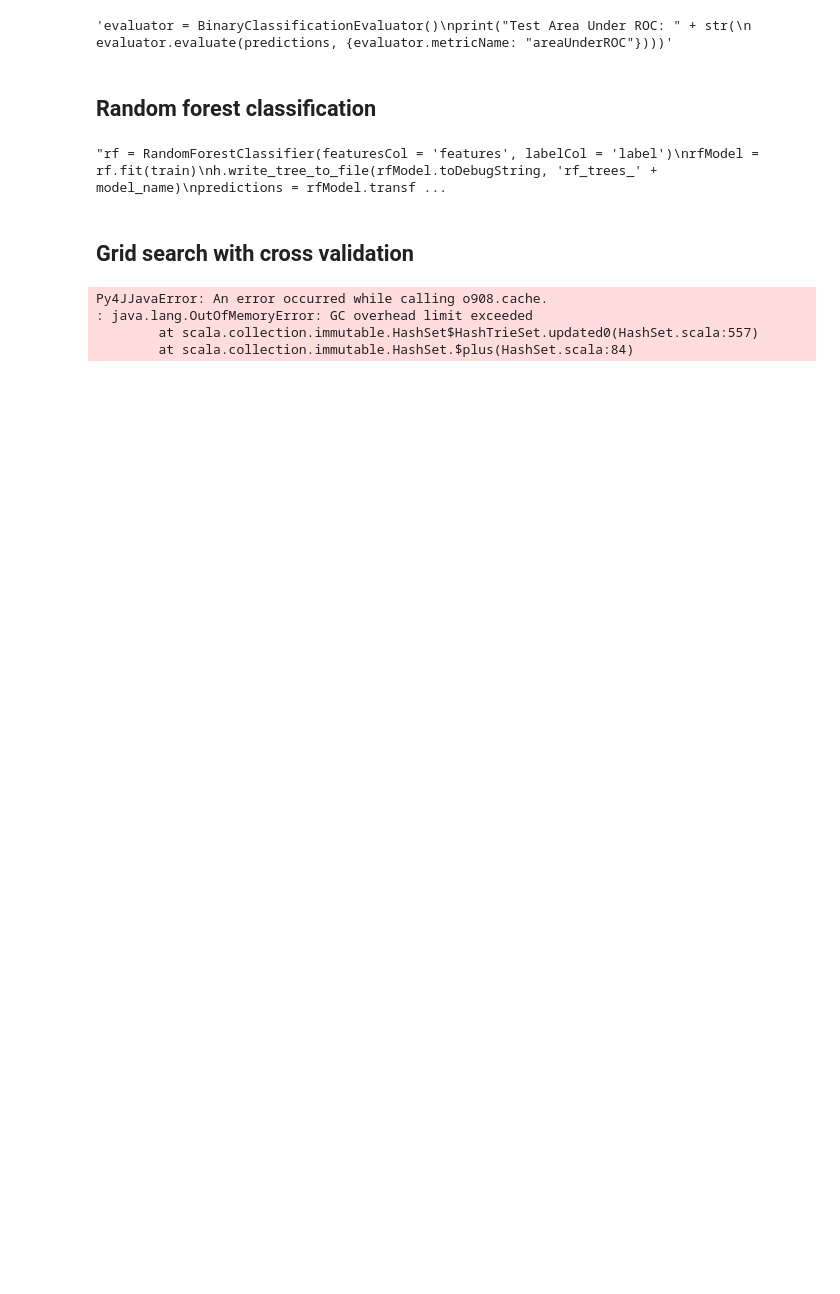
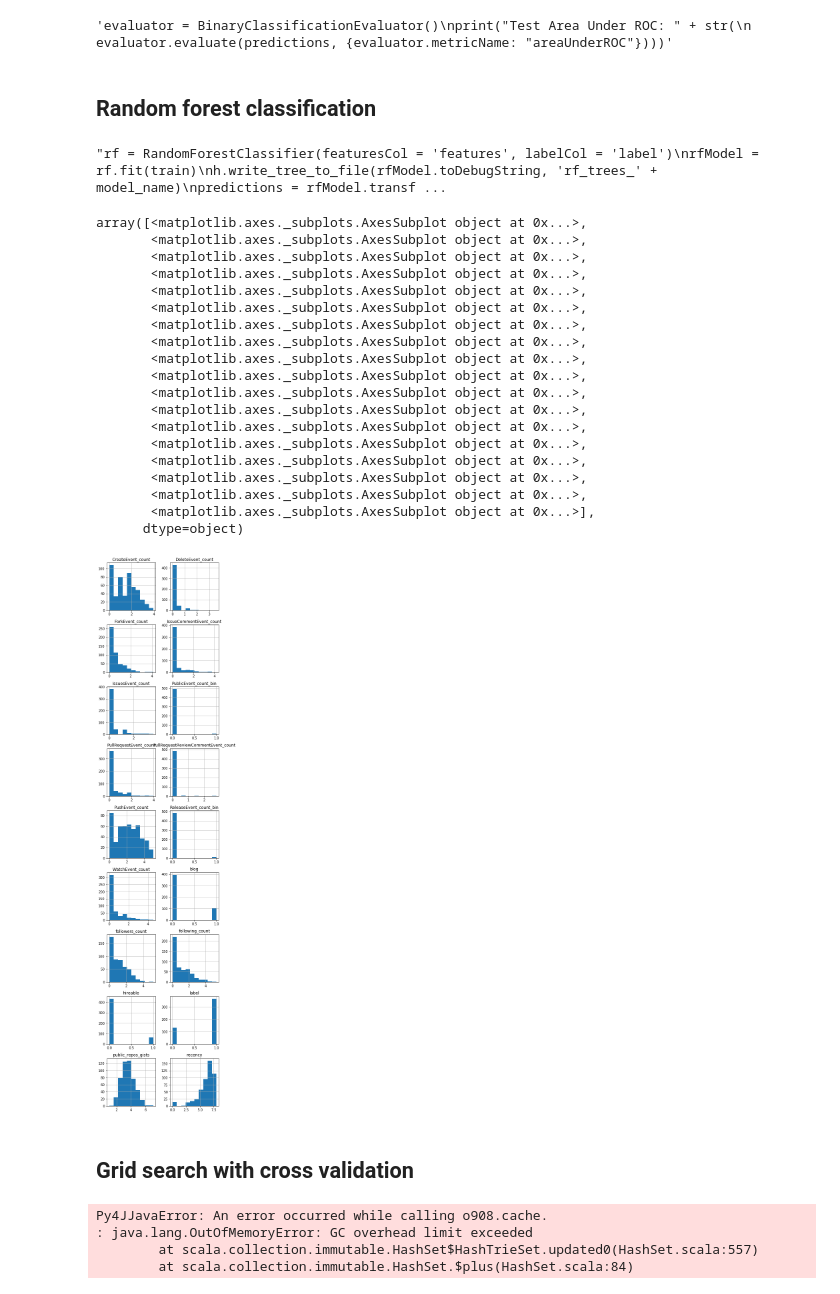
Before and after one commit to bps10/github-churn, a Jupyter notebook: Model_classification.ipynb, the cells around one changed output. Saved outputs shown, nothing was run; the diff lists cells and outputs as text; code cells hidden in the pictures; blank space fills up the shorter version.

```diff
--- a/Model_classification.ipynb
+++ b/Model_classification.ipynb
@@ -272,6 +362,33 @@ predictions.select(show_cols).show(10)
 h.eval_metrics(predictions)'''
 # %% [output]
 "rf = RandomForestClassifier(featuresCol = 'features', labelCol = 'label')\nrfModel = rf.fit(train)\nh.write_tree_to_file(rfModel.toDebugString, 'rf_trees_' + model_name)\npredictions = rfModel.transf ...
+# %%
+examples = pd.DataFrame(churn_data.take(500), columns=churn_data.columns)
+# %%
+import matplotlib.pylab as plt
+fig, ax = plt.subplots(9, 2, figsize=(6, 30))
+examples.hist(ax=ax)
+# %% [output]
+array([<matplotlib.axes._subplots.AxesSubplot object at 0x...>,
+       <matplotlib.axes._subplots.AxesSubplot object at 0x...>,
+       <matplotlib.axes._subplots.AxesSubplot object at 0x...>,
+       <matplotlib.axes._subplots.AxesSubplot object at 0x...>,
+       <matplotlib.axes._subplots.AxesSubplot object at 0x...>,
+       <matplotlib.axes._subplots.AxesSubplot object at 0x...>,
+       <matplotlib.axes._subplots.AxesSubplot object at 0x...>,
+       <matplotlib.axes._subplots.AxesSubplot object at 0x...>,
+       <matplotlib.axes._subplots.AxesSubplot object at 0x...>,
+       <matplotlib.axes._subplots.AxesSubplot object at 0x...>,
+       <matplotlib.axes._subplots.AxesSubplot object at 0x...>,
+       <matplotlib.axes._subplots.AxesSubplot object at 0x...>,
+       <matplotlib.axes._subplots.AxesSubplot object at 0x...>,
+       <matplotlib.axes._subplots.AxesSubplot object at 0x...>,
+       <matplotlib.axes._subplots.AxesSubplot object at 0x...>,
+       <matplotlib.axes._subplots.AxesSubplot object at 0x...>,
+       <matplotlib.axes._subplots.AxesSubplot object at 0x...>,
+       <matplotlib.axes._subplots.AxesSubplot object at 0x...>],
+      dtype=object)
+[figure, added]
 # %% [markdown]
 ## Grid search with cross validation
 # %%
```
Also changed, not shown: parts of 16 cells of this notebook, 4 other files.
